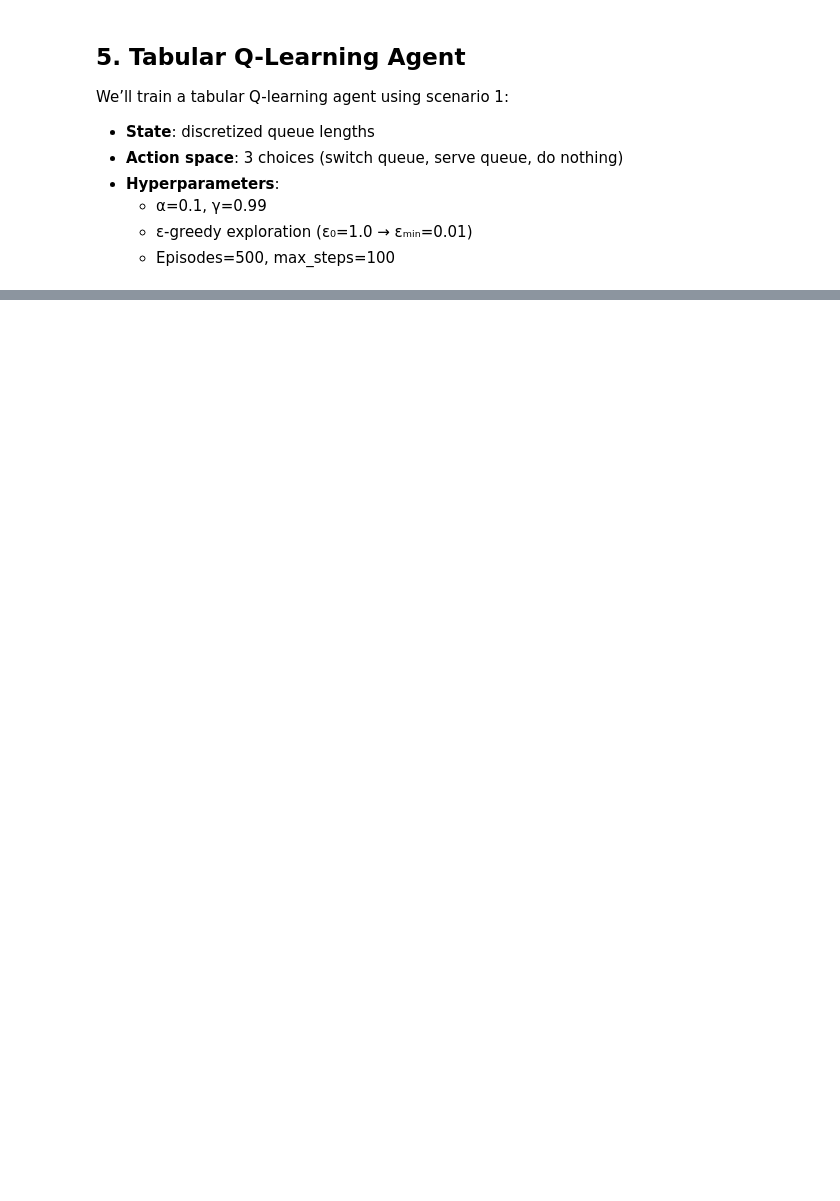
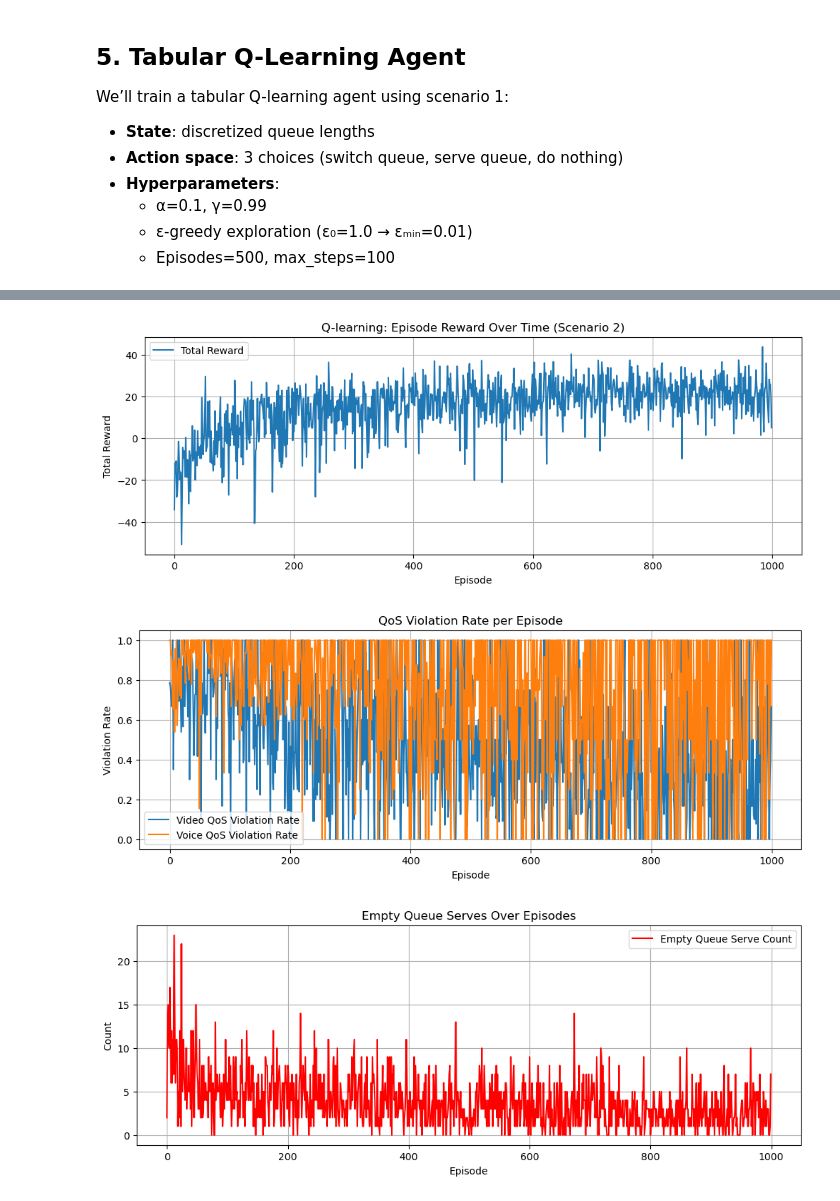
Before and after one commit to Tanjim-5125/packet_scheduling_A2_32, a Jupyter notebook: assingment2_packet_scheduler.ipynb, the cells around one changed output, grey strips where cells are left out. Saved outputs shown, nothing was run; the diff lists cells and outputs as text; code cells hidden in the pictures; blank space fills up the shorter version.

Commit message:
Q learning scenario 2 testing with hyperparameters

```diff
--- a/assingment2_packet_scheduler.ipynb
+++ b/assingment2_packet_scheduler.ipynb
@@ -444,0 +588,35 @@ Trained Q-Learning policy results: {'queue_lengths': [0, 8, 2], 'total_packets':
+# %%
+# Plot total rewards per episode
+plt.figure(figsize=(12, 4))
+plt.plot(episode_rewards, label='Total Reward')
+plt.title('Q-learning: Episode Reward Over Time (Scenario 2)')
+plt.xlabel('Episode')
+plt.ylabel('Total Reward')
+plt.grid(True)
+plt.legend()
+plt.show()
+
+# Plot violation rates
+plt.figure(figsize=(12, 4))
+plt.plot(violation_rates_video, label='Video QoS Violation Rate')
+plt.plot(violation_rates_voice, label='Voice QoS Violation Rate')
+plt.title('QoS Violation Rate per Episode')
+plt.xlabel('Episode')
+plt.ylabel('Violation Rate')
+plt.grid(True)
+plt.legend()
+plt.show()
+
+# Plot empty serve counts
+plt.figure(figsize=(12, 4))
+plt.plot(empty_serve_counts, label='Empty Queue Serve Count', color='red')
+plt.title('Empty Queue Serves Over Episodes')
+plt.xlabel('Episode')
+plt.ylabel('Count')
+plt.grid(True)
+plt.legend()
+plt.show()
+# %% [output]
+[figure, added]
+[figure, added]
+[figure, added]
```
Also changed, not shown: parts of 9 cells of this notebook.
